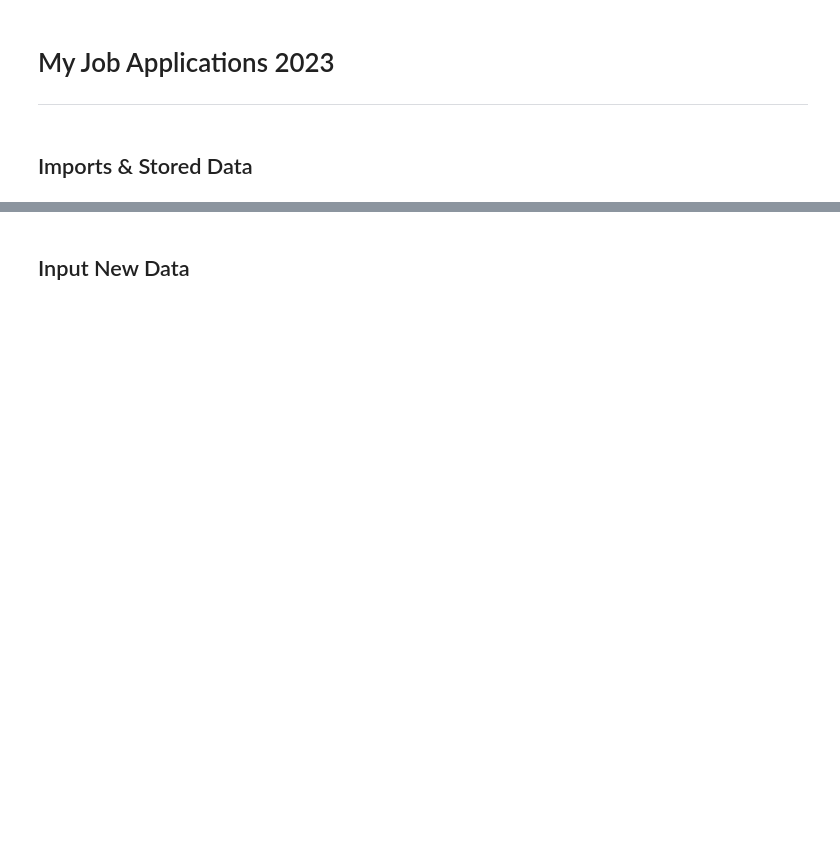
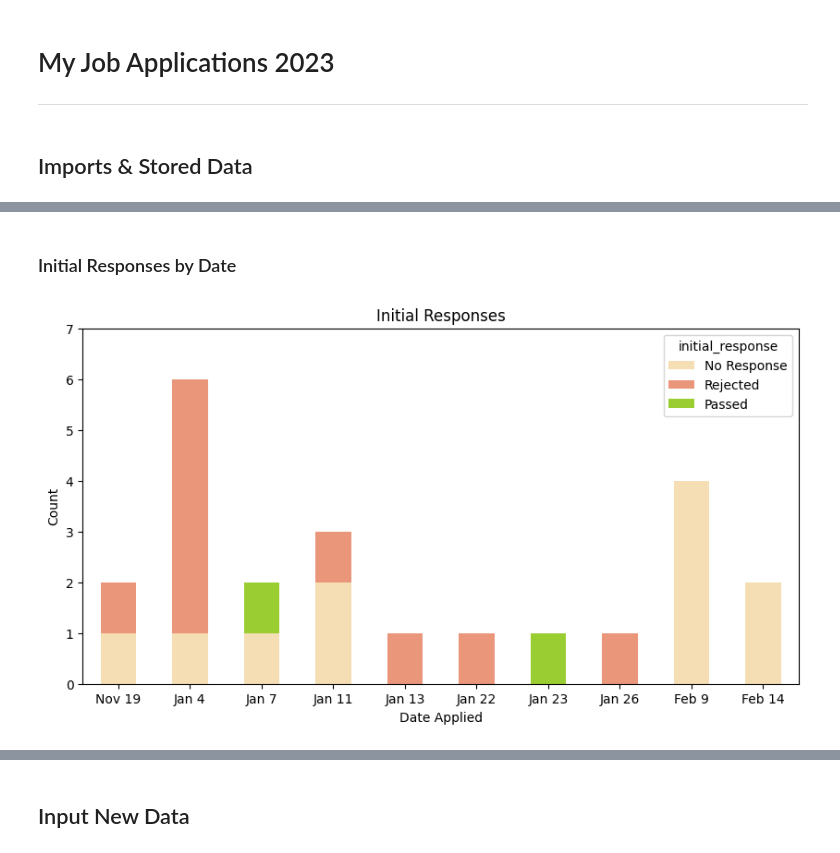
Before and after one commit to emilycardwell/my-jobs, a Jupyter notebook: jobs.ipynb, the cells around one changed output, grey strips where cells are left out. Cells and saved outputs as stored; diff of their text form; code cells hidden in the pictures; blank space fills up the shorter version.

```diff
--- a/jobs.ipynb
+++ b/jobs.ipynb
@@ -40,0 +29,6 @@ old_jobs_df
+# %% [markdown]
+### Initial Responses by Date
+# %%
+initial_responses()
+# %% [output]
+[figure, added]
```
Also changed, not shown: parts of 63 cells of this notebook, 4 other files.
